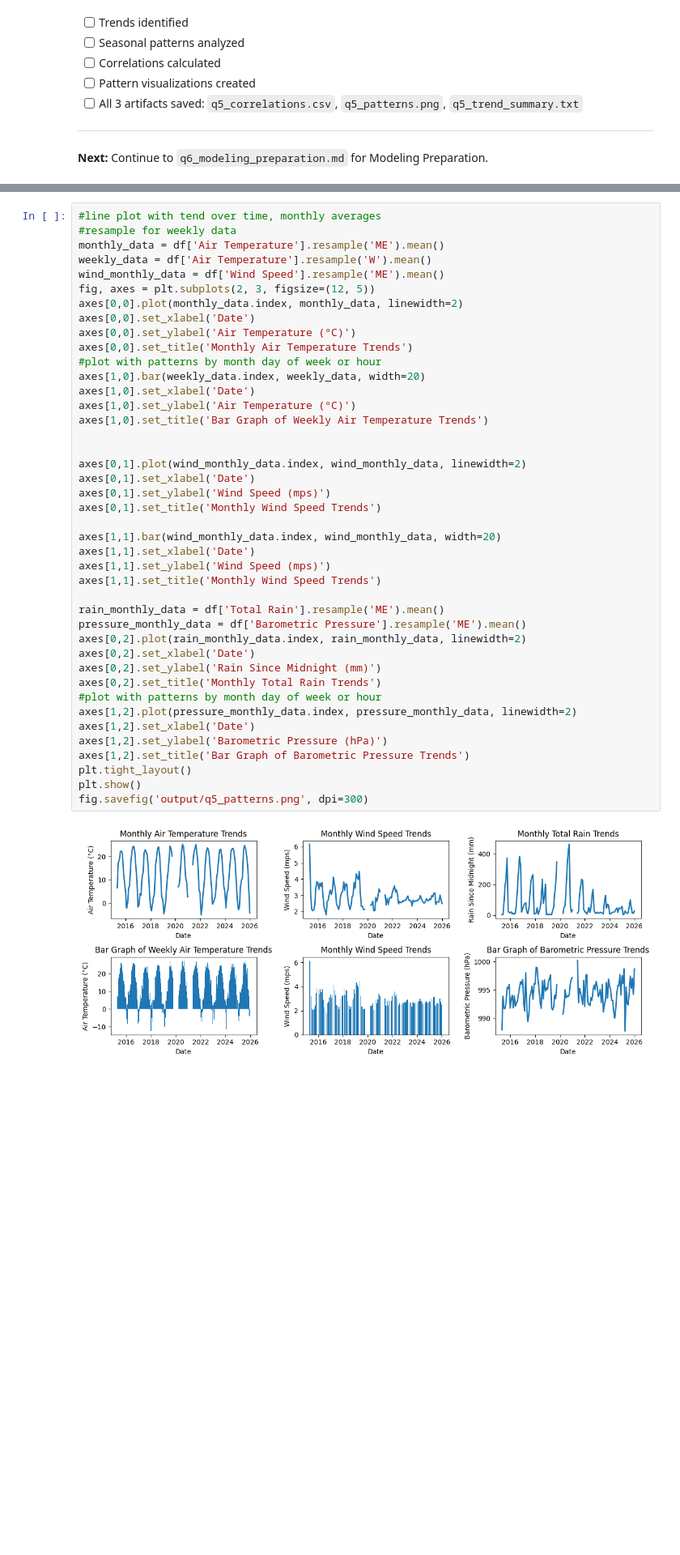
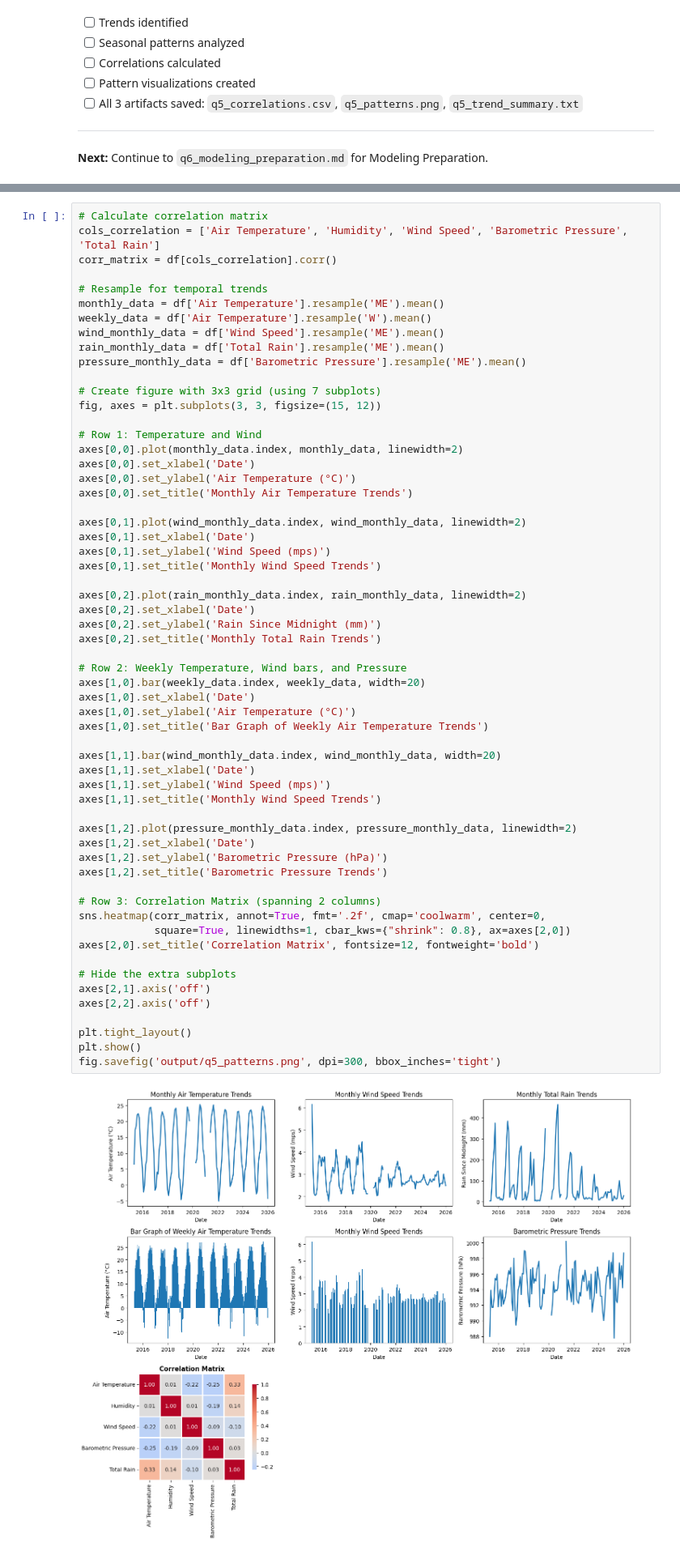
Before and after one commit to UCSF-DataSci/ds217-11-final-t25ara, a Jupyter notebook: q5_pattern_analysis.ipynb, the cells around one changed output, grey strips where cells are left out. Shown at 81% size. Saved outputs shown, nothing was run; the diff lists cells and outputs as text; blank space fills up the shorter version.

```diff
--- a/q5_pattern_analysis.ipynb
+++ b/q5_pattern_analysis.ipynb
@@ -165,49 +165,66 @@ corr_matrix.to_csv('output/q5_correlations.csv')
 # %% [output]
 [figure]
 # %%
-#line plot with tend over time, monthly averages
-#resample for weekly data
+# Calculate correlation matrix
+cols_correlation = ['Air Temperature', 'Humidity', 'Wind Speed', 'Barometric Pressure', 'Total Rain']
+corr_matrix = df[cols_correlation].corr()
+
+# Resample for temporal trends
 monthly_data = df['Air Temperature'].resample('ME').mean()
 weekly_data = df['Air Temperature'].resample('W').mean()
 wind_monthly_data = df['Wind Speed'].resample('ME').mean()
-fig, axes = plt.subplots(2, 3, figsize=(12, 5))
+rain_monthly_data = df['Total Rain'].resample('ME').mean()
+pressure_monthly_data = df['Barometric Pressure'].resample('ME').mean()
+
+# Create figure with 3x3 grid (using 7 subplots)
+fig, axes = plt.subplots(3, 3, figsize=(15, 12))
+
+# Row 1: Temperature and Wind
 axes[0,0].plot(monthly_data.index, monthly_data, linewidth=2)
 axes[0,0].set_xlabel('Date')
 axes[0,0].set_ylabel('Air Temperature (°C)')
 axes[0,0].set_title('Monthly Air Temperature Trends')
-#plot with patterns by month day of week or hour
-axes[1,0].bar(weekly_data.index, weekly_data, width=20)
-axes[1,0].set_xlabel('Date')
-axes[1,0].set_ylabel('Air Temperature (°C)')
-axes[1,0].set_title('Bar Graph of Weekly Air Temperature Trends')
-
 
 axes[0,1].plot(wind_monthly_data.index, wind_monthly_data, linewidth=2)
 axes[0,1].set_xlabel('Date')
 axes[0,1].set_ylabel('Wind Speed (mps)')
 axes[0,1].set_title('Monthly Wind Speed Trends')
 
+axes[0,2].plot(rain_monthly_data.index, rain_monthly_data, linewidth=2)
+axes[0,2].set_xlabel('Date')
+axes[0,2].set_ylabel('Rain Since Midnight (mm)')
+axes[0,2].set_title('Monthly Total Rain Trends')
+
+# Row 2: Weekly Temperature, Wind bars, and Pressure
+axes[1,0].bar(weekly_data.index, weekly_data, width=20)
+axes[1,0].set_xlabel('Date')
+axes[1,0].set_ylabel('Air Temperature (°C)')
+axes[1,0].set_title('Bar Graph of Weekly Air Temperature Trends')
+
 axes[1,1].bar(wind_monthly_data.index, wind_monthly_data, width=20)
 axes[1,1].set_xlabel('Date')
 axes[1,1].set_ylabel('Wind Speed (mps)')
 axes[1,1].set_title('Monthly Wind Speed Trends')
 
-rain_monthly_data = df['Total Rain'].resample('ME').mean()
-pressure_monthly_data = df['Barometric Pressure'].resample('ME').mean()
-axes[0,2].plot(rain_monthly_data.index, rain_monthly_data, linewidth=2)
-axes[0,2].set_xlabel('Date')
-axes[0,2].set_ylabel('Rain Since Midnight (mm)')
-axes[0,2].set_title('Monthly Total Rain Trends')
-#plot with patterns by month day of week or hour
 axes[1,2].plot(pressure_monthly_data.index, pressure_monthly_data, linewidth=2)
 axes[1,2].set_xlabel('Date')
 axes[1,2].set_ylabel('Barometric Pressure (hPa)')
-axes[1,2].set_title('Bar Graph of Barometric Pressure Trends')
+axes[1,2].set_title('Barometric Pressure Trends')
+
+# Row 3: Correlation Matrix (spanning 2 columns)
+sns.heatmap(corr_matrix, annot=True, fmt='.2f', cmap='coolwarm', center=0,
+            square=True, linewidths=1, cbar_kws={"shrink": 0.8}, ax=axes[2,0])
+axes[2,0].set_title('Correlation Matrix', fontsize=12, fontweight='bold')
+
+# Hide the extra subplots
+axes[2,1].axis('off')
+axes[2,2].axis('off')
+
 plt.tight_layout()
 plt.show()
-fig.savefig('output/q5_patterns.png', dpi=300)
+fig.savefig('output/q5_patterns.png', dpi=300, bbox_inches='tight')
 # %% [output]
-[figure, old version]
+[figure, new version]
 # %%
 with open('output/q5_trend_summary.txt', 'w') as f:
     f.write(f"""KEY PATTERNS IDENTIFIED\n
```
Also changed, not shown: 19 other files.
